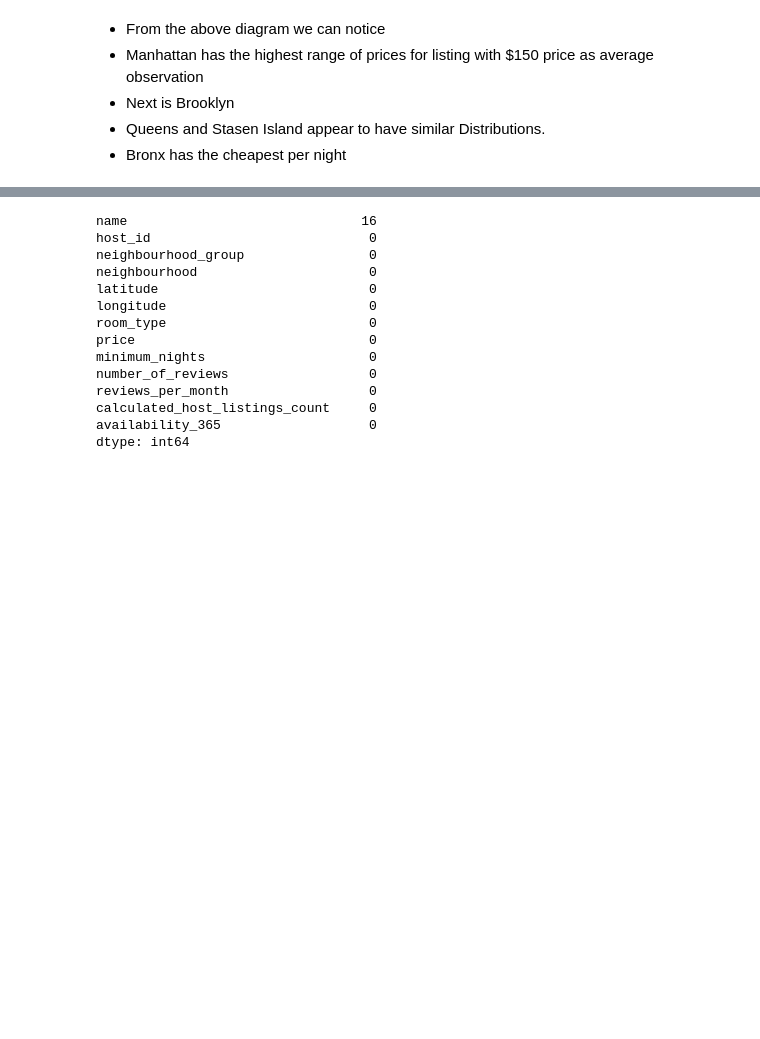
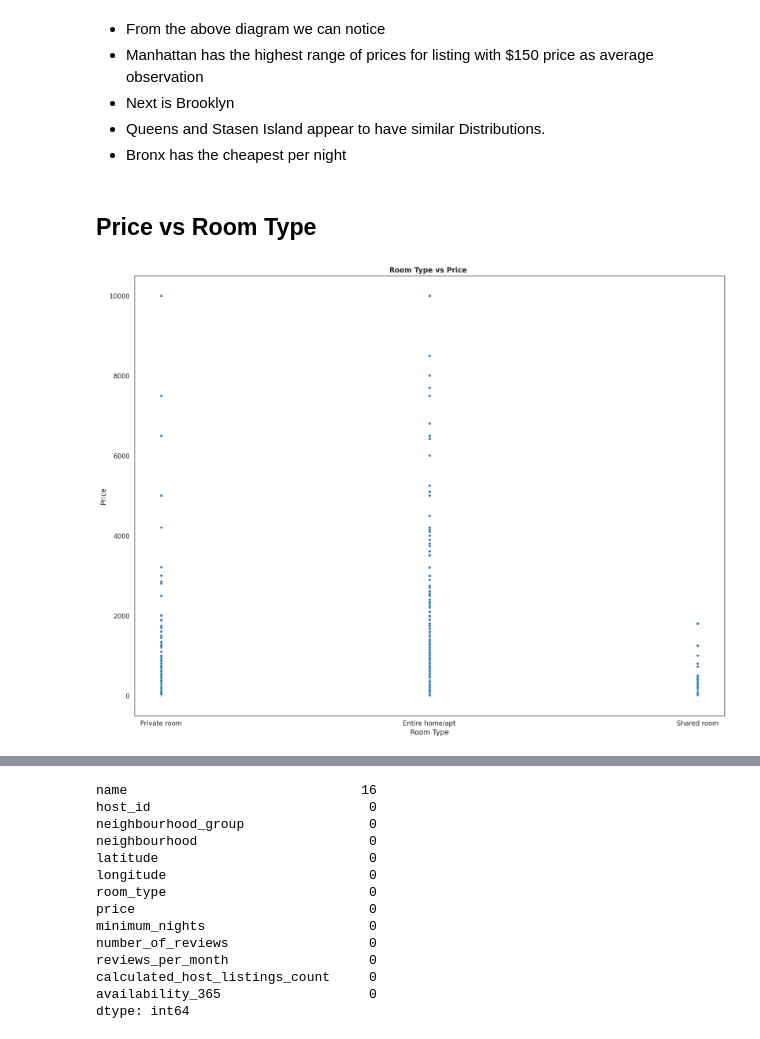
Before and after one commit to aman-singanamala/EDA-s, a Jupyter notebook: New-York-City-Airbnb-Open-Data/analysis.ipynb, the cells around one changed output, grey strips where cells are left out. Drawn from its saved outputs; the diff is of its cells as text; code cells hidden in the pictures; blank space fills up the shorter version.

Commit message:
visualized some features

```diff
--- a/New-York-City-Airbnb-Open-Data/analysis.ipynb
+++ b/New-York-City-Airbnb-Open-Data/analysis.ipynb
@@ -177,3 +177,14 @@ plt.show()
 * Next is Brooklyn
 * Queens and Stasen Island appear to have similar Distributions.
 * Bronx has the cheapest per night
+# %% [markdown]
+## Price vs Room Type
+# %%
+plt.figure(figsize=(20,15))
+sns.scatterplot(x='room_type',y='price',data=airbnb)
+plt.xlabel("Room Type")
+plt.ylabel("Price")
+plt.title("Room Type vs Price ",weight='bold')
+plt.show()
+# %% [output]
+[figure, added]
```
Also changed, not shown: parts of 12 cells of this notebook, 3 other files.
